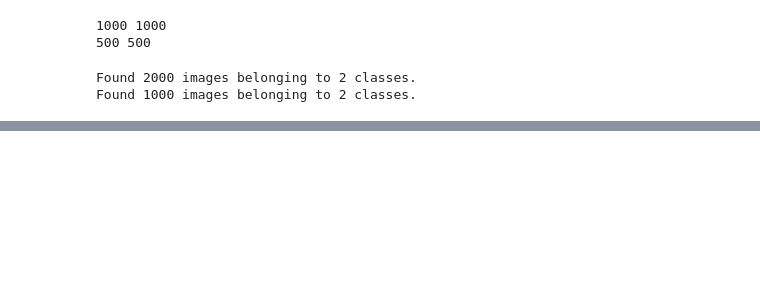
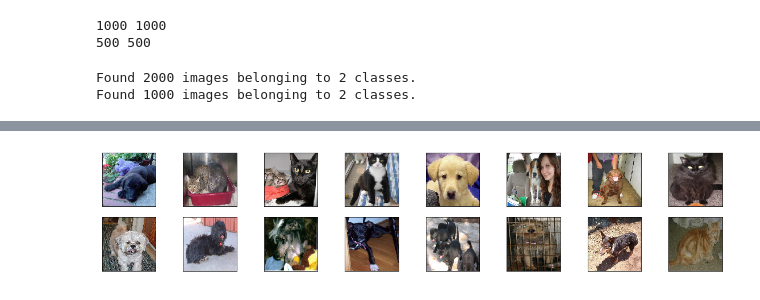
Before and after one commit to erickgrm/deep-learning, a Jupyter notebook: cats&dogs.ipynb, the cells around one changed output, grey strips where cells are left out. Cells and saved outputs as stored; diff of their text form; code cells hidden in the pictures; blank space fills up the shorter version.

```diff
--- a/cats&dogs.ipynb
+++ b/cats&dogs.ipynb
@@ -58,0 +124,2 @@ plt.show()
+# %%
+train_predictions=model.predict_generator(train_data, steps=np.ceil((num_cats+num_dogs)/BATCH_SIZE))
@@ -58,0 +152,16 @@ plt.show()
+# %%
+sample, _= next(train_data)
+# Print example and its predicted class
+plt.figure(figsize=(20,8))
+i = 0
+for image in sample:
+    plt.subplot(4,8,i+1)
+    plt.imshow(image)
+    plt.xticks([])
+    plt.yticks([])
+    plt.xlabel(classes[train_predictions[i].argmax()], color='white')
+    i += 1
+    if 15 < i: break
+plt.show()
+# %% [output]
+[figure, added]
```
Also changed, not shown: parts of 12 cells of this notebook, 3 other files.
